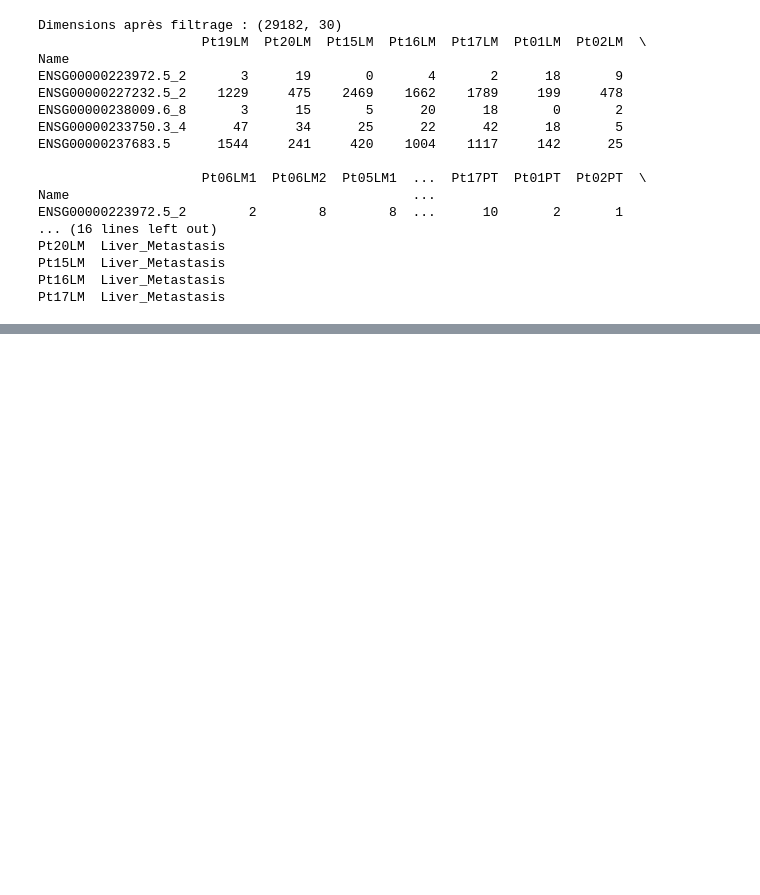
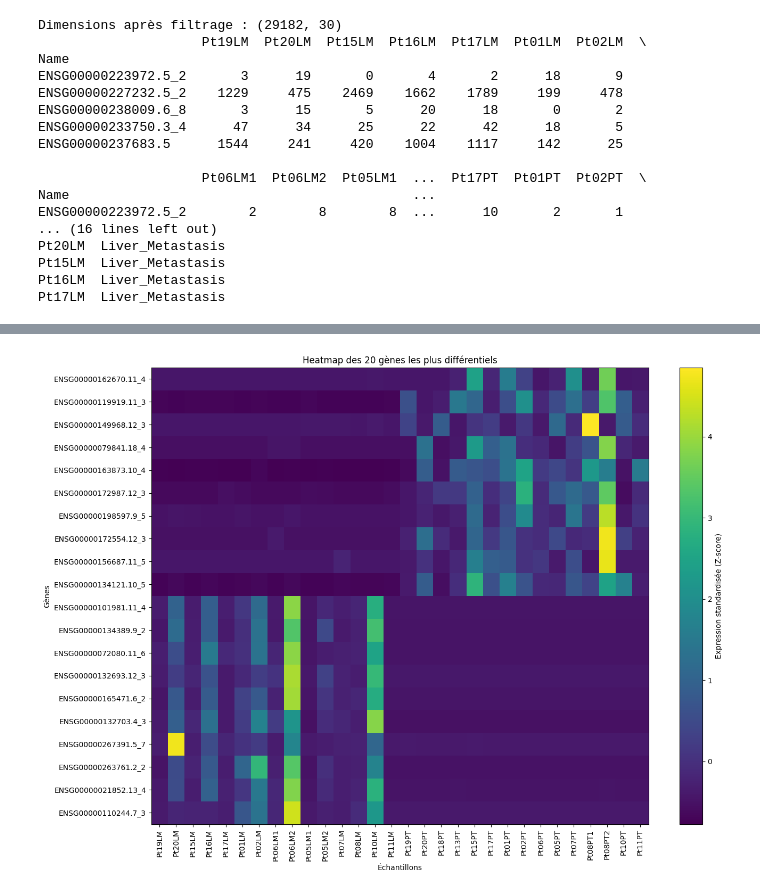
Before and after one commit to elmoukhtarmhaimid24-blip/stage-bioinfo-rnaseq, a Jupyter notebook: notebooks/02_GEO_Dataset_Preparation.ipynb, the cells around one changed output, grey strips where cells are left out. Drawn from its saved outputs; the diff is of its cells as text; code cells hidden in the pictures; blank space fills up the shorter version.

Commit message:
Complete RNA-seq differential expression analysis - Week 2

```diff
--- a/notebooks/02_GEO_Dataset_Preparation.ipynb
+++ b/notebooks/02_GEO_Dataset_Preparation.ipynb
@@ -693,0 +1199,15 @@ Pt17LM  Liver_Metastasis
+# %%
+from sklearn.preprocessing import StandardScaler
+import pandas as pd
+
+# Standardisation de chaque gène
+scaler = StandardScaler()
+
+heatmap_scaled = pd.DataFrame(
+    scaler.fit_transform(heatmap_data),
+    index=heatmap_data.index,
+    columns=heatmap_data.columns
+)
+
+print("Dimensions :", heatmap_scaled.shape)
+print(heatmap_scaled.head())
@@ -693,0 +1232,32 @@ Pt17LM  Liver_Metastasis
+# %%
+import matplotlib.pyplot as plt
+
+plt.figure(figsize=(14, 10))
+
+plt.imshow(
+    heatmap_scaled.T,
+    aspect="auto",
+    interpolation="nearest"
+)
+
+plt.colorbar(label="Expression standardisée (Z-score)")
+
+plt.xticks(
+    range(len(heatmap_scaled.index)),
+    heatmap_scaled.index,
+    rotation=90
+)
+
+plt.yticks(
+    range(len(heatmap_scaled.columns)),
+    heatmap_scaled.columns
+)
+
+plt.xlabel("Échantillons")
+plt.ylabel("Gènes")
+plt.title("Heatmap des 20 gènes les plus différentiels")
+
+plt.tight_layout()
+plt.show()
+# %% [output]
+[figure, added]
```
Also changed, not shown: parts of 43 cells of this notebook, 6 other files.
